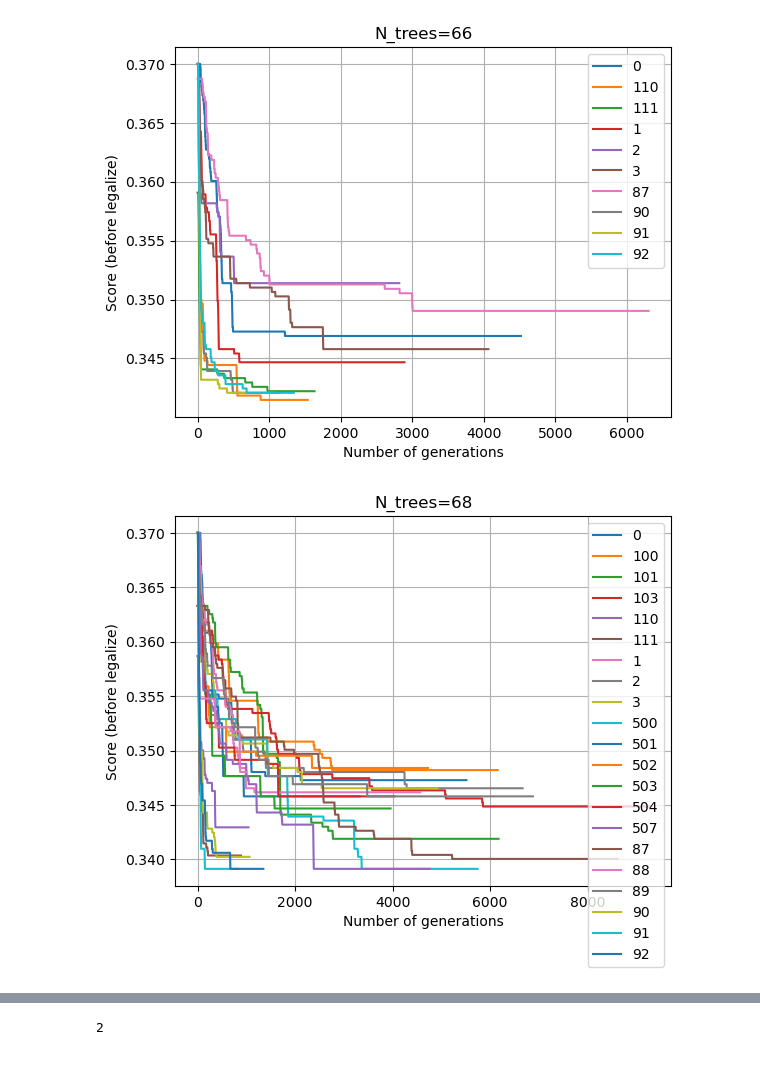
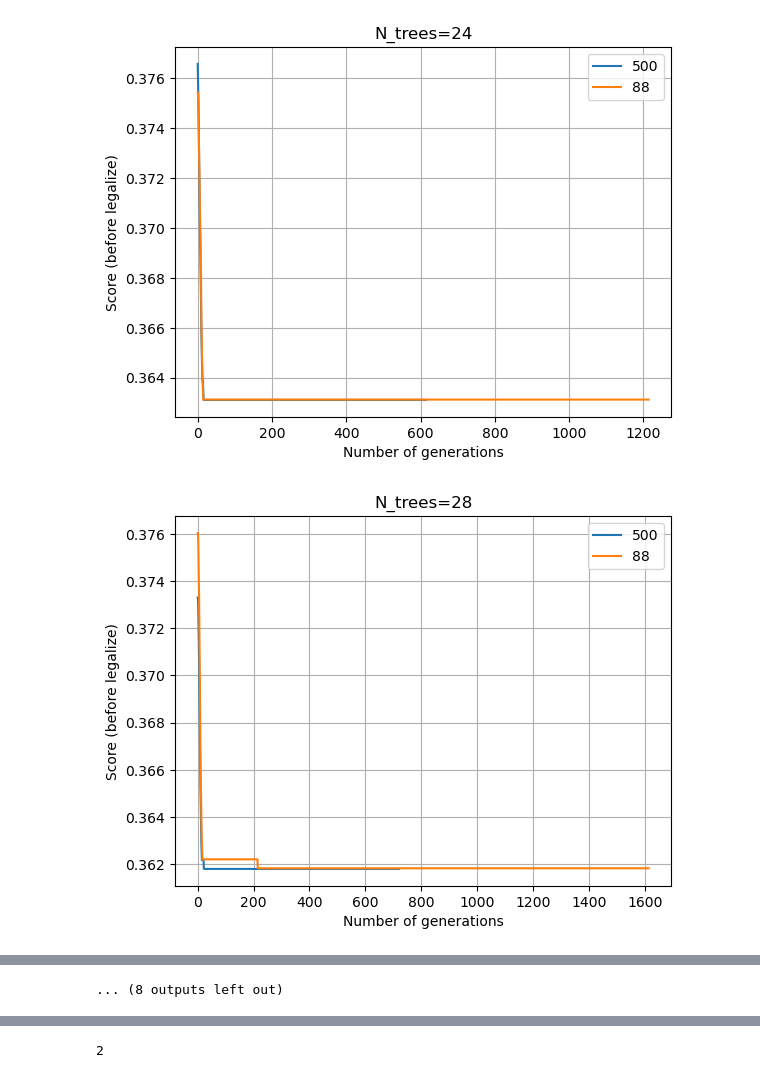
Before and after one commit to jcottaar/packing, a Jupyter notebook: analysis/compare_runs2 copy.ipynb, the cells around one changed output, grey strips where cells are left out. Drawn from its saved outputs; the diff is of its cells as text; code cells hidden in the pictures.

```diff
--- a/analysis/compare_runs2 copy.ipynb
+++ b/analysis/compare_runs2 copy.ipynb
@@ -17,13 +15,14 @@ WARNING: CUDA MPS not active
 # %%
 import numpy as np
 import glob
-for N_trees in np.arange(60,81,2):
+for N_trees in np.arange(12,101,4):
     files = glob.glob(kgs.temp_dir + f'/controller_runs/done/ga_N{N_trees}_*.pickle')
     #print(N_trees,files)
     if len(files)>0:
         plt.figure()
         for f in files:
-            #if ('seed90' in f) or ('seed92' in f) or ('seed91' in f):
+            if not (('seed500' in f) or ('seed88' in f)):
+                continue
             dat = kgs.dill_load(f)
             plt.plot([x[0] for x in dat.ga.best_costs_per_generation[0]], label=dat.seed)
         plt.title(f'N_trees={N_trees}')
@@ -39,2 +38,2 @@ for N_trees in np.arange(60,81,2):
-[figure, old version]
+[figure, new version]
-[figure, old version]
+[figure, new version]
@@ -47,2 +47,3 @@ for N_trees in np.arange(60,81,2):
+... (8 outputs left out)
 # %%
 # Compare final scores across multiple seeds
```
Also changed, not shown: parts of 4 cells of this notebook, 12 other files.
